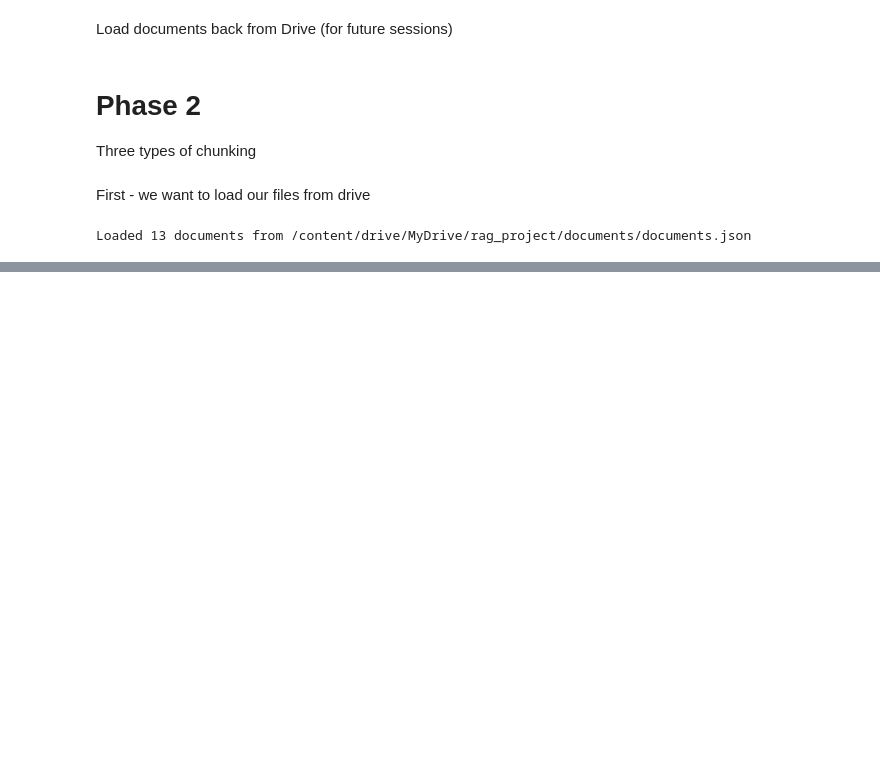
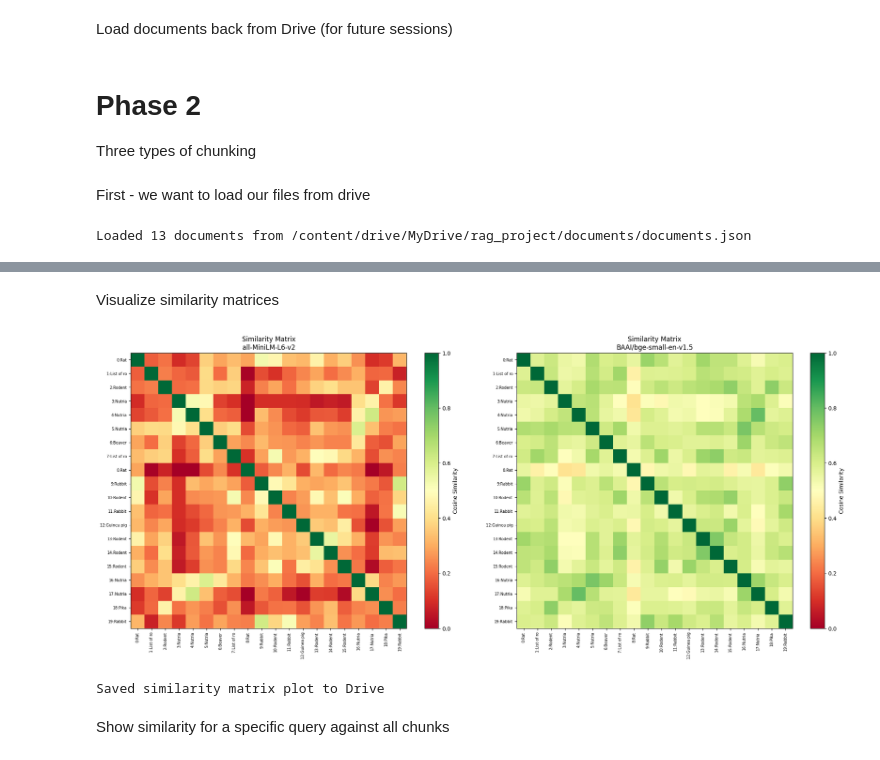
Before and after one commit to bijelic02/myRAGProject, a Jupyter notebook: MyRAGProject.ipynb, the cells around one changed output, grey strips where cells are left out. Saved outputs shown, nothing was run; the diff lists cells and outputs as text; code cells hidden in the pictures; blank space fills up the shorter version.

```diff
--- a/MyRAGProject.ipynb
+++ b/MyRAGProject.ipynb
@@ -367,0 +970,16 @@ Loaded 13 documents from /content/drive/MyDrive/rag_project/documents/documents.
+# %%
+with open(f"{CHUNKS_PATH}/recursive_chunks_512.json", 'r') as f:
+    test_chunks = json.load(f)
+# %%
+chunk_texts = [chunk['text'] for chunk in test_chunks]
+
+# Sample 20 chunks for visualization (full matrix would be too large to read)
+random.seed(42)
+sample_indices = random.sample(range(len(chunk_texts)), 20)
+sample_texts = [chunk_texts[i] for i in sample_indices]
+sample_titles = [test_chunks[i]['metadata']['title'] for i in sample_indices]
+
+print(f"Selected 20 chunks from {len(chunk_texts)} total chunks")
+print("\nSelected chunks from documents:")
+for i, title in enumerate(sample_titles):
+    print(f"  Chunk {i:2d}: {title} - {sample_texts[i][:60]}...")
@@ -367,0 +1030,4 @@ Loaded 13 documents from /content/drive/MyDrive/rag_project/documents/documents.
+# %%
+minilm_matrix, minilm_embs = compute_similarity_matrix(minilm, sample_texts, "all-MiniLM-L6-v2")
+print()
+bge_matrix, bge_embs = compute_similarity_matrix(bge, sample_texts, "BAAI/bge-small-en-v1.5")
@@ -367,0 +1046,37 @@ Loaded 13 documents from /content/drive/MyDrive/rag_project/documents/documents.
+# %% [markdown]
+Visualize similarity matrices
+# %%
+import matplotlib.pyplot as plt
+import os
+
+# Create folder if it doesnt exist
+RESULTS_PATH = "/content/drive/MyDrive/rag_project/eval_results"
+os.makedirs(RESULTS_PATH, exist_ok=True)
+
+# Create short labels for each chunk
+labels = [f"{i}:{title[:10]}" for i, title in enumerate(sample_titles)]
+
+fig, axes = plt.subplots(1, 2, figsize=(20, 8))
+
+for ax, matrix, model_name in zip(
+    axes,
+    [minilm_matrix, bge_matrix],
+    ["all-MiniLM-L6-v2", "BAAI/bge-small-en-v1.5"]
+):
+    im = ax.imshow(matrix, cmap='RdYlGn', vmin=0, vmax=1)
+    ax.set_title(f"Similarity Matrix\n{model_name}", fontsize=12)
+    ax.set_xticks(range(len(labels)))
+    ax.set_yticks(range(len(labels)))
+    ax.set_xticklabels(labels, rotation=90, fontsize=7)
+    ax.set_yticklabels(labels, fontsize=7)
+    plt.colorbar(im, ax=ax, label='Cosine Similarity')
+
+plt.tight_layout()
+plt.savefig(f"{RESULTS_PATH}/similarity_matrices.png", dpi=150, bbox_inches='tight')
+plt.show()
+print("Saved similarity matrix plot to Drive")
+# %% [output]
+[figure, added]
+Saved similarity matrix plot to Drive
+# %% [markdown]
+Show similarity for a specific query against all chunks
```
Also changed, not shown: parts of 166 cells of this notebook.
